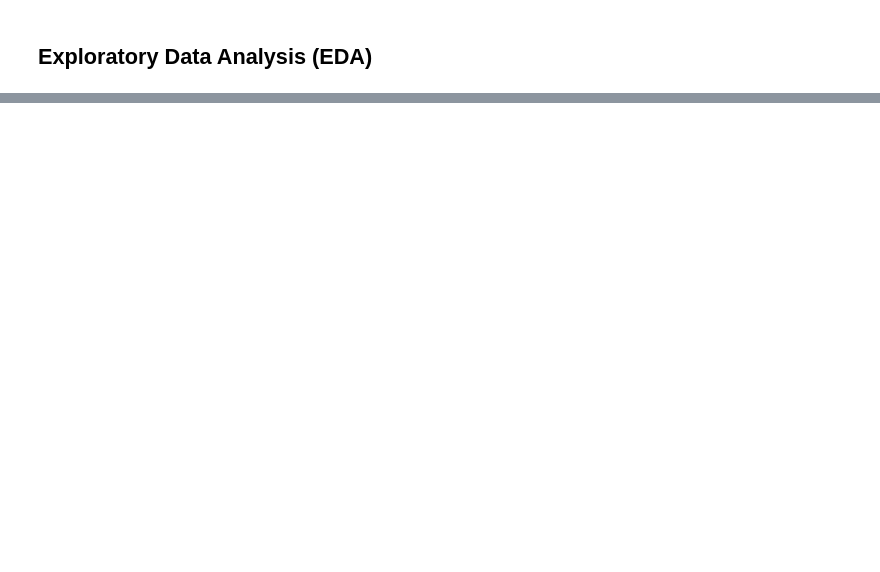
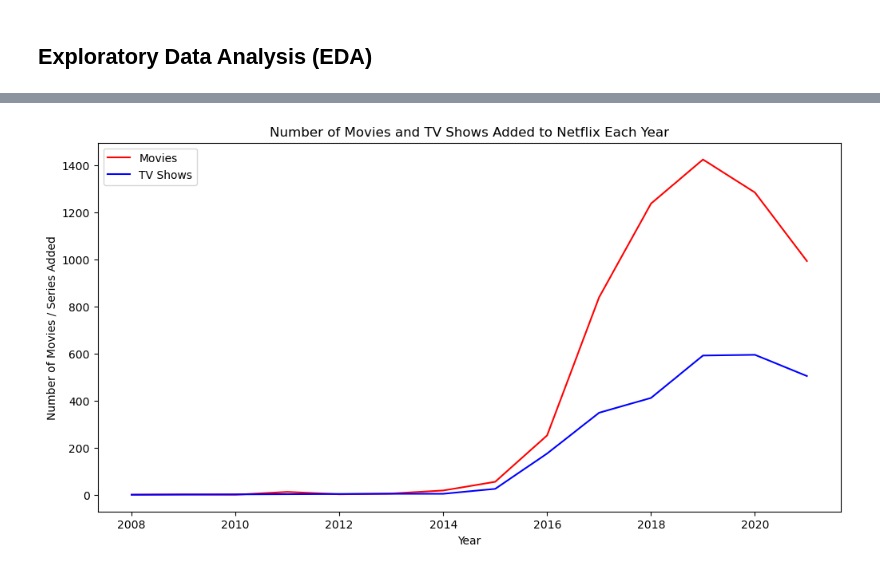
Before and after one commit to tiimmyData/netflixAnalysis, a Jupyter notebook: index.ipynb, the cells around one changed output, grey strips where cells are left out. Saved outputs shown, nothing was run; the diff lists cells and outputs as text; code cells hidden in the pictures; blank space fills up the shorter version.

```diff
--- a/index.ipynb
+++ b/index.ipynb
@@ -67,0 +170,20 @@ data.isnull().sum() # checking for null values
+# %%
+# Filter the data for movies
+movies_data = data[data['type'] == 'Movie']
+series_data = data[data['type'] == 'TV Show']
+
+# Count the number of movies added each year
+movies_per_year = movies_data['date_added'].dt.year.value_counts().sort_index()
+series_data_per_year = series_data['date_added'].dt.year.value_counts().sort_index()
+
+# Plot the data
+plt.figure(figsize=(12, 6))
+plt.plot(movies_per_year.index, movies_per_year.values, color='red')
+plt.plot(series_data_per_year.index, series_data_per_year.values, color='blue')
+plt.title('Number of Movies and TV Shows Added to Netflix Each Year')
+plt.xlabel('Year')
+plt.ylabel('Number of Movies / Series Added')
+plt.legend(['Movies', 'TV Shows'])
+plt.show()
+# %% [output]
+[figure, added]
```
Also changed, not shown: parts of 15 cells of this notebook.
